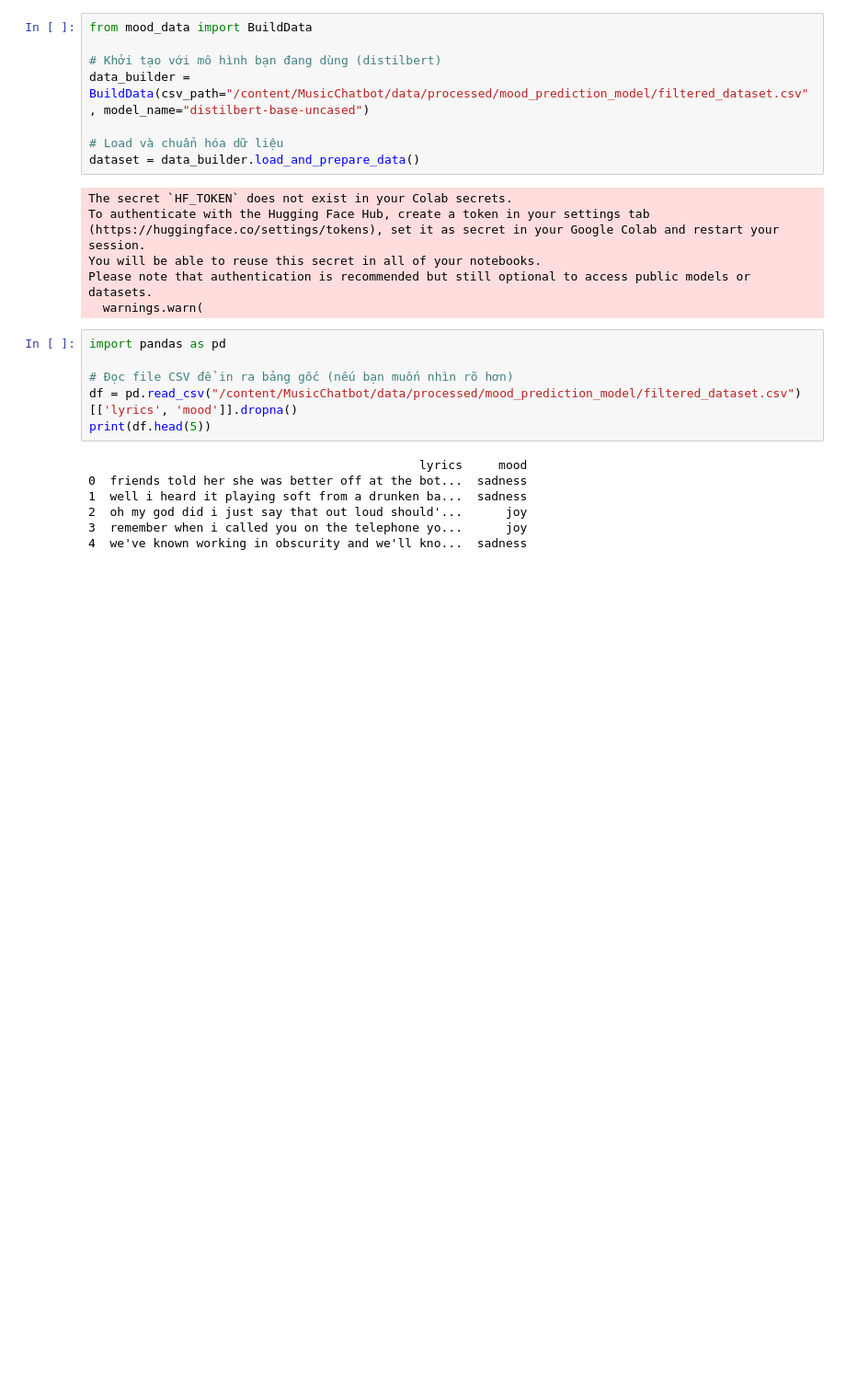
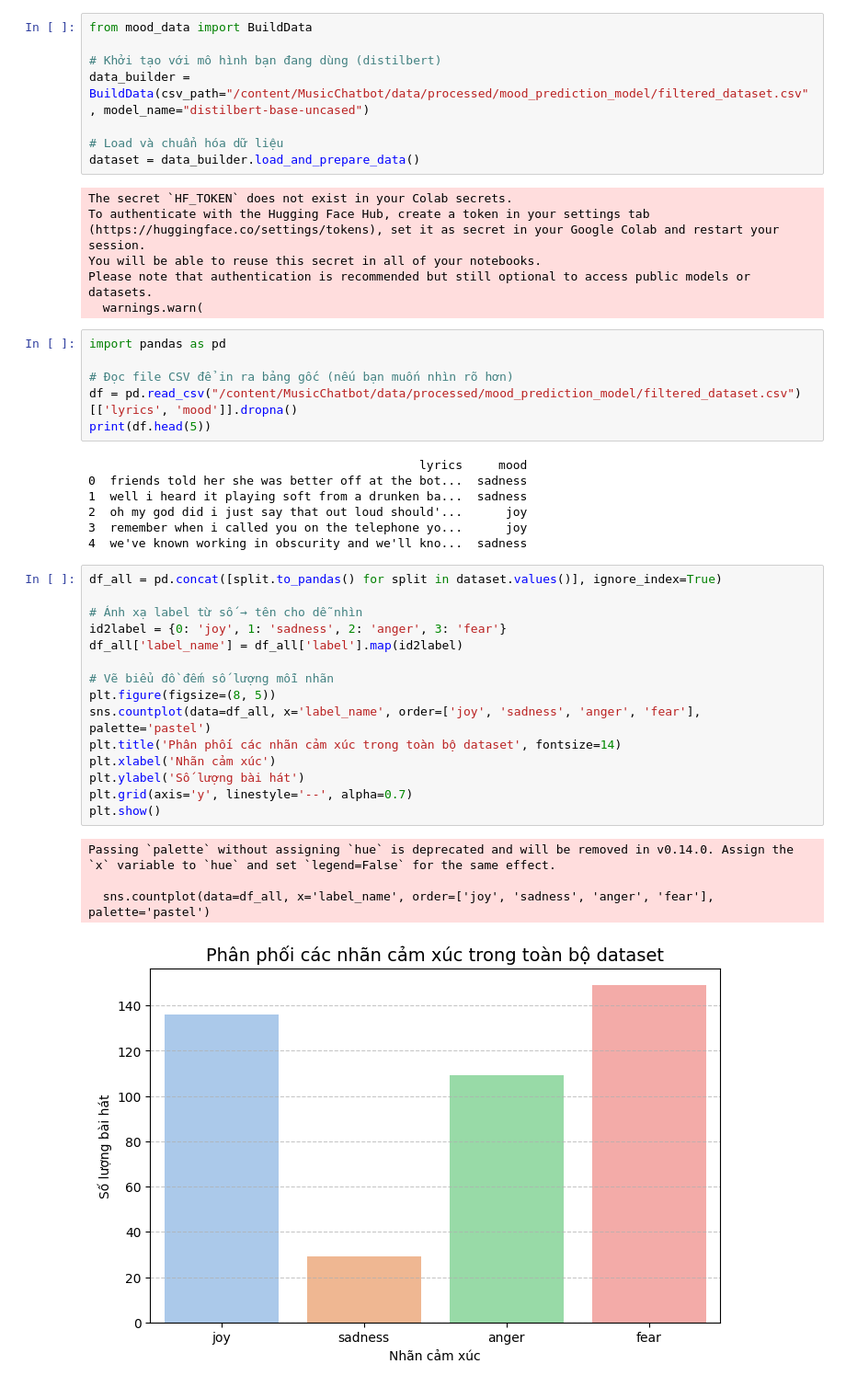
Before and after one commit to KhacDiep08/MusicChatbot, a Jupyter notebook: model/mood_prediction/analyze.ipynb, the cells around one changed output. Shown: that part at 92% size. Saved outputs shown, nothing was run; the diff lists cells and outputs as text; blank space fills up the shorter version.

```diff
--- a/model/mood_prediction/analyze.ipynb
+++ b/model/mood_prediction/analyze.ipynb
@@ -71,5 +84,25 @@ print(df.head(5))
 2  oh my god did i just say that out loud should'...      joy
 3  remember when i called you on the telephone yo...      joy
 4  we've known working in obscurity and we'll kno...  sadness
+# %%
+df_all = pd.concat([split.to_pandas() for split in dataset.values()], ignore_index=True)
+
+# Ánh xạ label từ số → tên cho dễ nhìn
+id2label = {0: 'joy', 1: 'sadness', 2: 'anger', 3: 'fear'}
+df_all['label_name'] = df_all['label'].map(id2label)
+
+# Vẽ biểu đồ đếm số lượng mỗi nhãn
+plt.figure(figsize=(8, 5))
+sns.countplot(data=df_all, x='label_name', order=['joy', 'sadness', 'anger', 'fear'], palette='pastel')
+plt.title('Phân phối các nhãn cảm xúc trong toàn bộ dataset', fontsize=14)
+plt.xlabel('Nhãn cảm xúc')
+plt.ylabel('Số lượng bài hát')
+plt.grid(axis='y', linestyle='--', alpha=0.7)
+plt.show()
+# %% [output]
+Passing `palette` without assigning `hue` is deprecated and will be removed in v0.14.0. Assign the `x` variable to `hue` and set `legend=False` for the same effect.
+
+  sns.countplot(data=df_all, x='label_name', order=['joy', 'sadness', 'anger', 'fear'], palette='pastel')
+[figure, added]
 # %%
 # In vài mẫu token hóa
```
Also changed, not shown: parts of 11 cells of this notebook, 1 other file.
